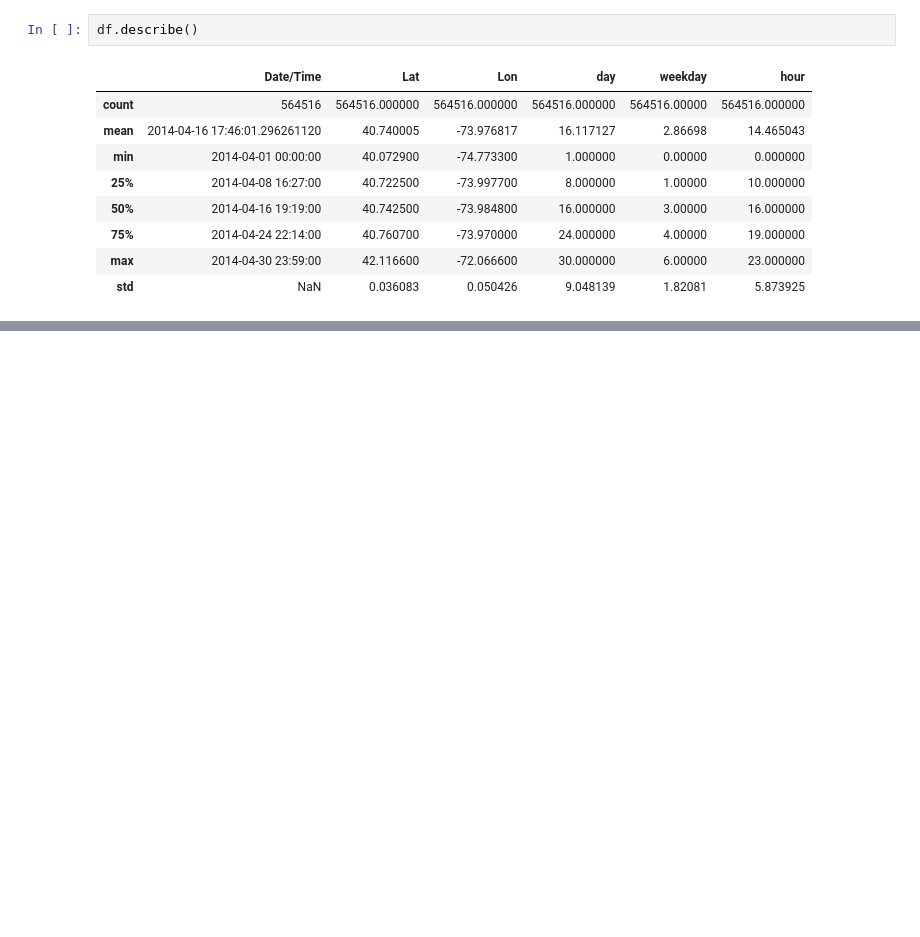
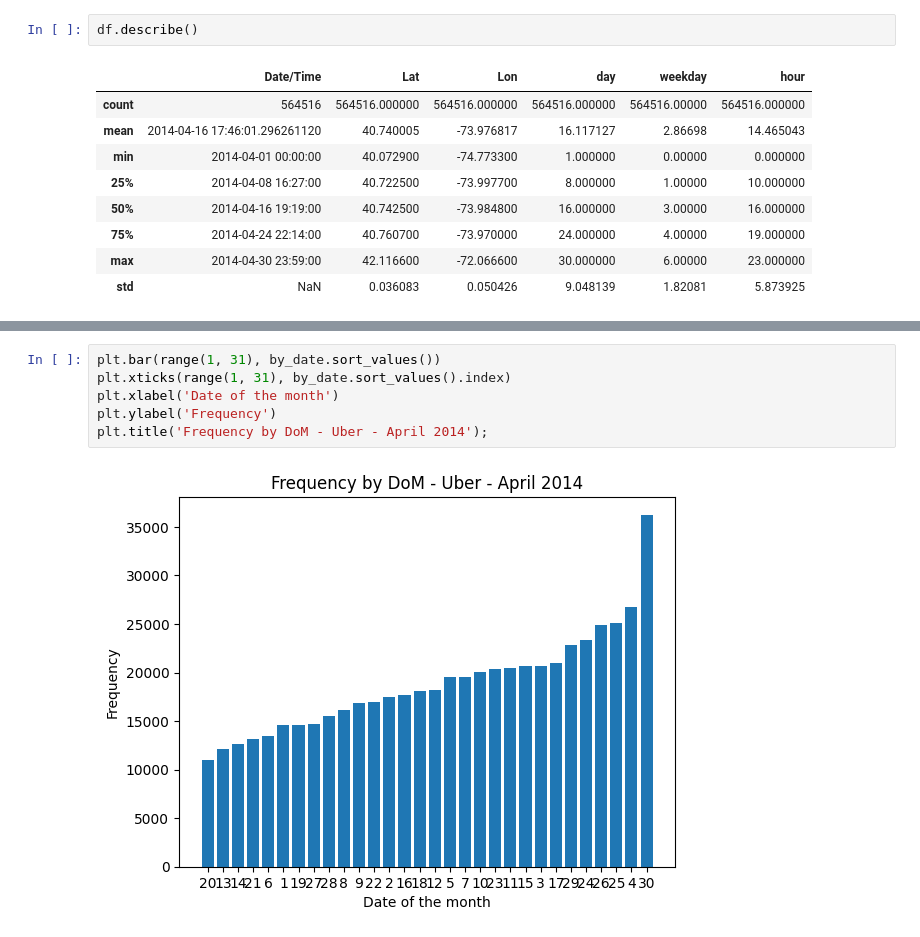
Before and after one commit to bonivalyvan/Uber-2024, a Jupyter notebook: Main.ipynb, the cells around one changed output, grey strips where cells are left out. Drawn from its saved outputs; the diff is of its cells as text; blank space fills up the shorter version.

```diff
--- a/Main.ipynb
+++ b/Main.ipynb
@@ -122,0 +162,8 @@ df.describe()
+# %%
+plt.bar(range(1, 31), by_date.sort_values())
+plt.xticks(range(1, 31), by_date.sort_values().index)
+plt.xlabel('Date of the month')
+plt.ylabel('Frequency')
+plt.title('Frequency by DoM - Uber - April 2014');
+# %% [output]
+[figure, added]
```
Also changed, not shown: parts of 18 cells of this notebook.
